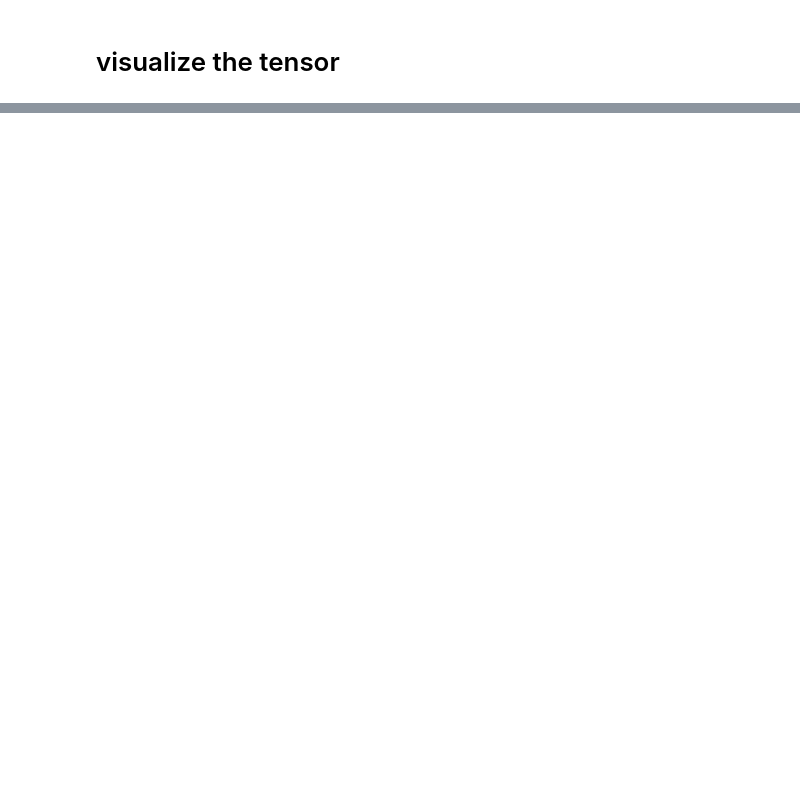
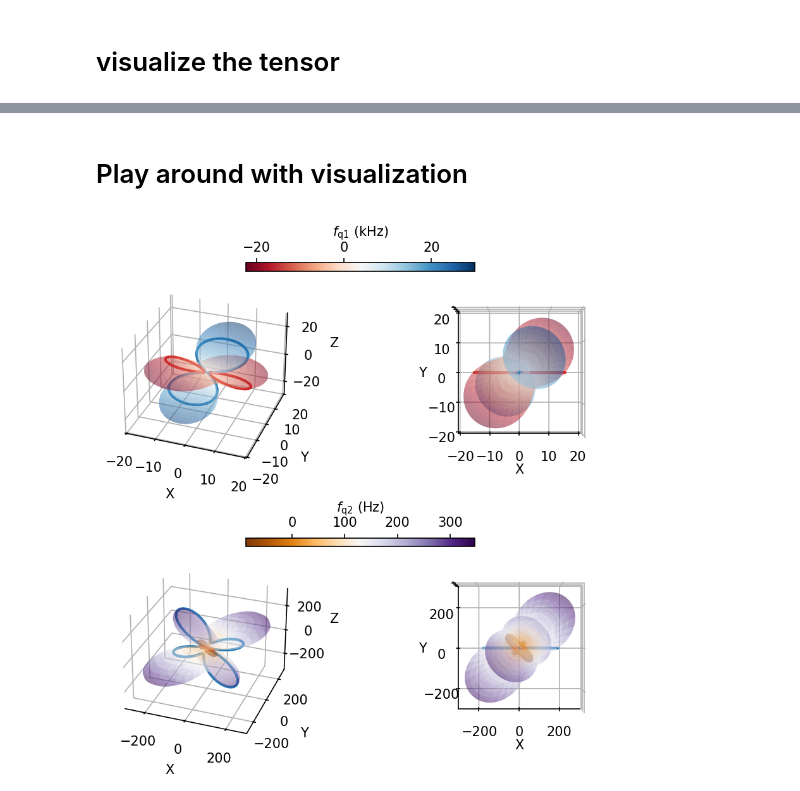
Before and after one commit to arjenvaartjes/Psyduck, a Jupyter notebook: examples/quadrupole modeling/extracting_quadrupole_tensor_few_angles.ipynb, the cells around one changed output, grey strips where cells are left out. Drawn from its saved outputs; the diff is of its cells as text; code cells hidden in the pictures; blank space fills up the shorter version.

```diff
--- a/examples/quadrupole modeling/extracting_quadrupole_tensor_few_angles.ipynb
+++ b/examples/quadrupole modeling/extracting_quadrupole_tensor_few_angles.ipynb
@@ -938,0 +382,15 @@ Text(0.5, 0.5, 'Y')
+# %% [markdown]
+# Play around with visualization
+# %%
+from psyduck.tensors import get_Q_tensor, Qab_to_Vab
+
+# define rotation angles
+_theta = np.pi/8
+_phi = np.pi/4
+_psi = np.pi/2
+
+Q_tensor = get_Q_tensor(30e3, eta=0.5, theta=_theta, phi=_phi, psi=_psi)
+V_tensor = Qab_to_Vab(Q_tensor, I_SPIN, Q_N)
+plot_quadrupole_tensor(V_tensor, I_SPIN, B0, GAMMA_NUCLEAR, Q_N)
+# %% [output]
+[figure, added]
```
Also changed, not shown: parts of 18 cells of this notebook.
